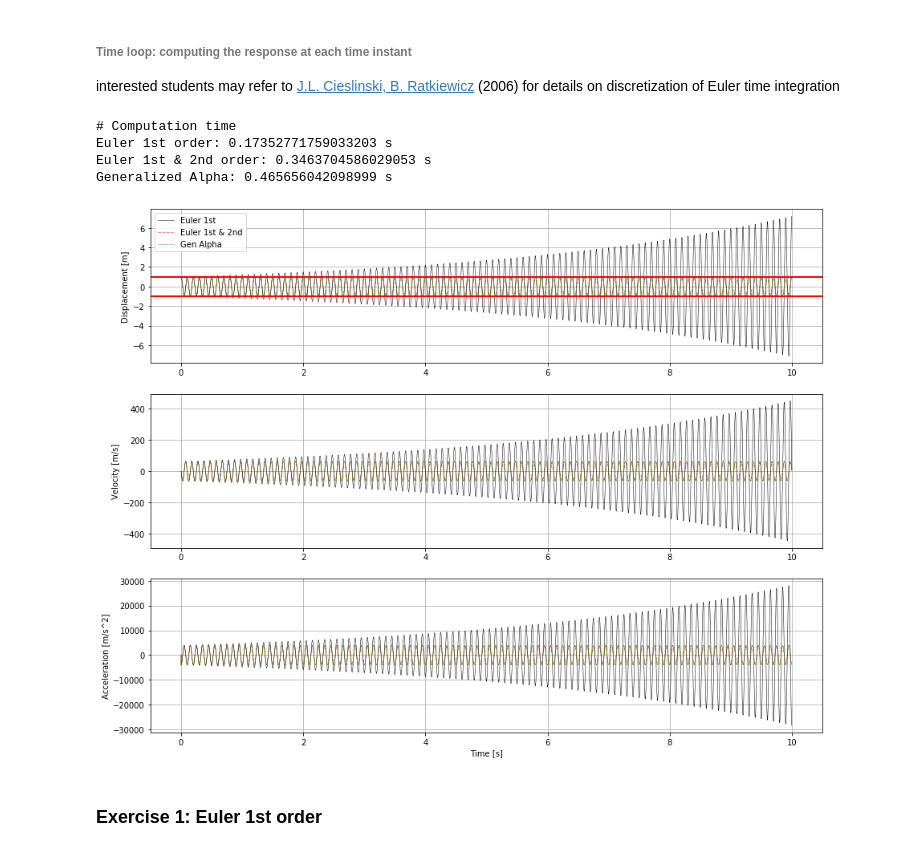
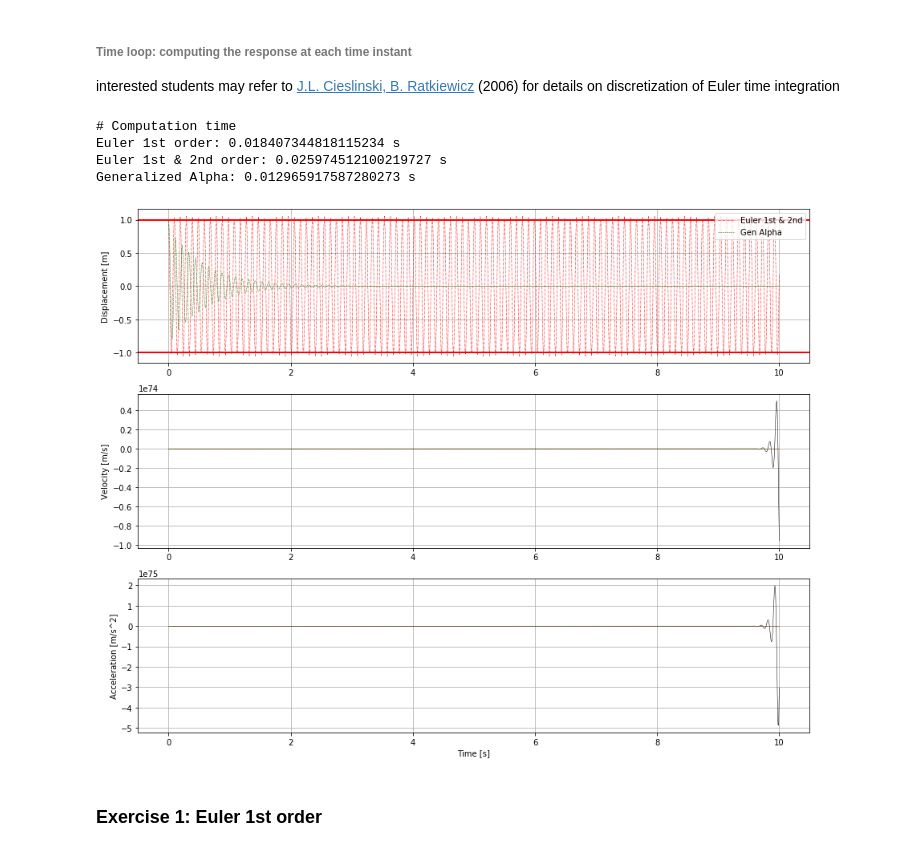
Before and after one commit to mpentek/SWELecture, a Jupyter notebook: Ex03StructuralAnalysis/swe_ws2021_3_1_sdof.ipynb, the cells around one changed output. Cells and saved outputs as stored; diff of their text form; code cells hidden in the pictures.

```diff
--- a/Ex03StructuralAnalysis/swe_ws2021_3_1_sdof.ipynb
+++ b/Ex03StructuralAnalysis/swe_ws2021_3_1_sdof.ipynb
@@ -37,7 +37,7 @@ start_time = 0.0
 # end time
 end_time = 10.0
 # steps
-n_steps = 100000
+n_steps = 1000
 # time step
 delta_time = end_time / (n_steps-1)
 # time series
@@ -413,46 +413,46 @@ print('Generalized Alpha: ' + str(data_gen_alpha.computation_time) + ' s')
 print()
 # %% [output]
 # Computation time
-Euler 1st order: 0.17352771759033203 s
-Euler 1st & 2nd order: 0.3463704586029053 s
-Generalized Alpha: 0.465656042098999 s
+Euler 1st order: 0.018407344818115234 s
+Euler 1st & 2nd order: 0.025974512100219727 s
+Generalized Alpha: 0.012965917587280273 s
 # %%
 plt.figure(num=5, figsize=(15, 12))
 
 # subplot for displacement
 plt.subplot(3, 1, 1)
-plt.plot(time_series, data_euler1.disp, "-k", label=data_euler1.label, lw=0.5)
+#plt.plot(time_series, data_euler1.disp, "-k", label=data_euler1.label, lw=0.5)
 plt.plot(time_series, data_euler12.disp, "-.r", label=data_euler12.label, lw=0.5)
 plt.plot(time_series, data_gen_alpha.disp, "--g", label=data_gen_alpha.label, lw=0.5)
 # plt.xlim([0, x_axis_end])
 plt.ylabel('Displacement [m]')
 plt.axhline(y=u0, linewidth=2, color = 'r')
 plt.axhline(y=-u0, linewidth=2, color = 'r')
 plt.legend(loc="best")
 plt.grid(True)
 
 # subplot for velocity
 plt.subplot(3, 1, 2)
 plt.plot(time_series, data_euler1.vel, "-k", label=data_euler1.label, lw=0.5)
 plt.plot(time_series, data_euler12.vel, "-.r", label=data_euler12.label, lw=0.5)
 plt.plot(time_series, data_gen_alpha.vel, "--g", label=data_gen_alpha.label, lw=0.5)
 # plt.xlim([0, x_axis_end])
 plt.ylabel('Velocity [m/s]')
 plt.grid(True)
 
 # subplot for acceleration
 plt.subplot(3, 1, 3)
 plt.plot(time_series, data_euler1.acc, "-k", label=data_euler1.label, lw=0.5)
 plt.plot(time_series, data_euler12.acc, "-.r", label=data_euler12.label, lw=0.5)
 plt.plot(time_series, data_gen_alpha.acc, "--g", label=data_gen_alpha.label, lw=0.5)
 # plt.xlim([0, x_axis_end])
 plt.ylabel('Acceleration [m/s^2]')
 plt.xlabel('Time [s]')
 plt.grid(True)
 
 plt.show()
 # %% [output]
-[figure, old version]
+[figure, new version]
 # %% [markdown]
 ### Exercise 1: Euler 1st order
 # %% [markdown]
```
Also changed, not shown: parts of 1 cell of this notebook, 9 other files.
